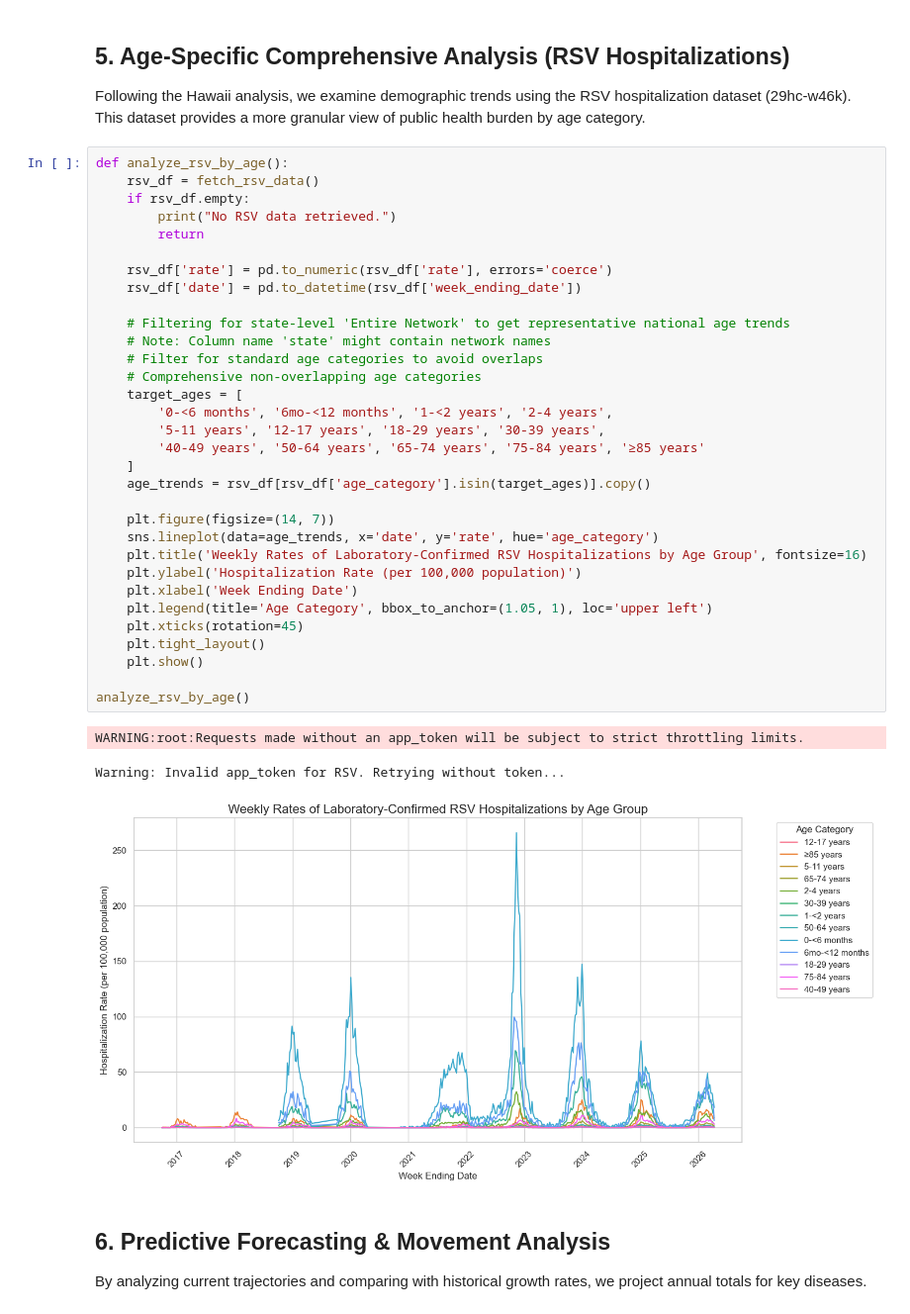
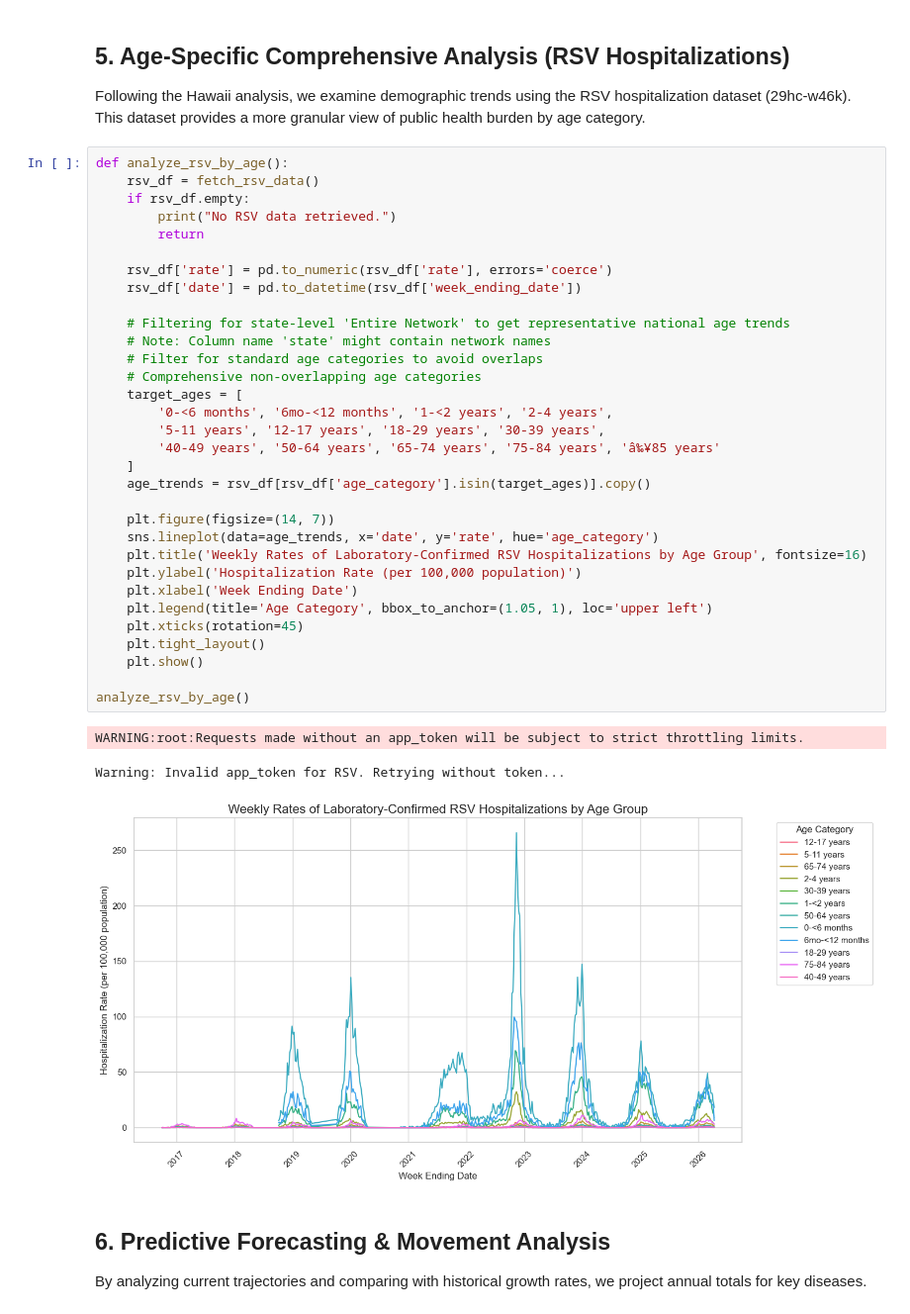
Before and after one commit to tn9-git/Health, a Jupyter notebook: NNDSS Weekly Update.ipynb, the cells around one changed output. Shown at 99% size. Drawn from its saved outputs; the diff is of its cells as text.

```diff
--- a/NNDSS Weekly Update.ipynb
+++ b/NNDSS Weekly Update.ipynb
@@ -213,35 +217,35 @@ def analyze_rsv_by_age():
         print("No RSV data retrieved.")
         return
 
     rsv_df['rate'] = pd.to_numeric(rsv_df['rate'], errors='coerce')
     rsv_df['date'] = pd.to_datetime(rsv_df['week_ending_date'])
 
     # Filtering for state-level 'Entire Network' to get representative national age trends
     # Note: Column name 'state' might contain network names
     # Filter for standard age categories to avoid overlaps
     # Comprehensive non-overlapping age categories
     target_ages = [
         '0-<6 months', '6mo-<12 months', '1-<2 years', '2-4 years',
         '5-11 years', '12-17 years', '18-29 years', '30-39 years',
-        '40-49 years', '50-64 years', '65-74 years', '75-84 years', '≥85 years'
+        '40-49 years', '50-64 years', '65-74 years', '75-84 years', 'â‰¥85 years'
     ]
     age_trends = rsv_df[rsv_df['age_category'].isin(target_ages)].copy()
 
     plt.figure(figsize=(14, 7))
     sns.lineplot(data=age_trends, x='date', y='rate', hue='age_category')
     plt.title('Weekly Rates of Laboratory-Confirmed RSV Hospitalizations by Age Group', fontsize=16)
     plt.ylabel('Hospitalization Rate (per 100,000 population)')
     plt.xlabel('Week Ending Date')
     plt.legend(title='Age Category', bbox_to_anchor=(1.05, 1), loc='upper left')
     plt.xticks(rotation=45)
     plt.tight_layout()
     plt.show()
 
 analyze_rsv_by_age()
 # %% [output]
 WARNING:root:Requests made without an app_token will be subject to strict throttling limits.
 Warning: Invalid app_token for RSV. Retrying without token...
-[figure, old version]
+[figure, new version]
 # %% [markdown]
 ## 6. Predictive Forecasting & Movement Analysis
 By analyzing current trajectories and comparing with historical growth rates, we project annual totals for key diseases.
```
Also changed, not shown: parts of 1 cell of this notebook.
